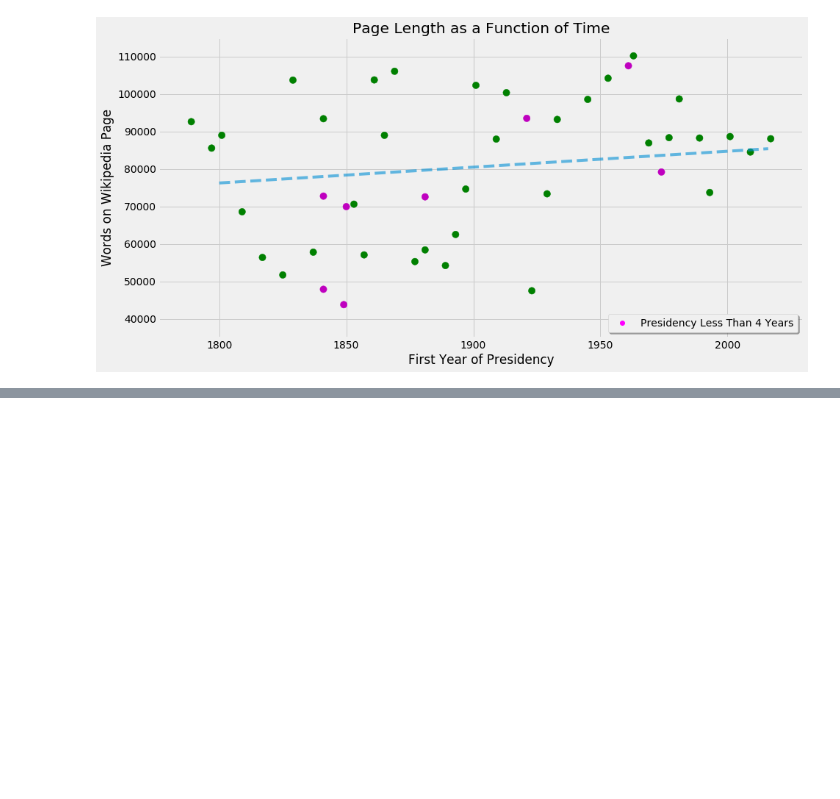
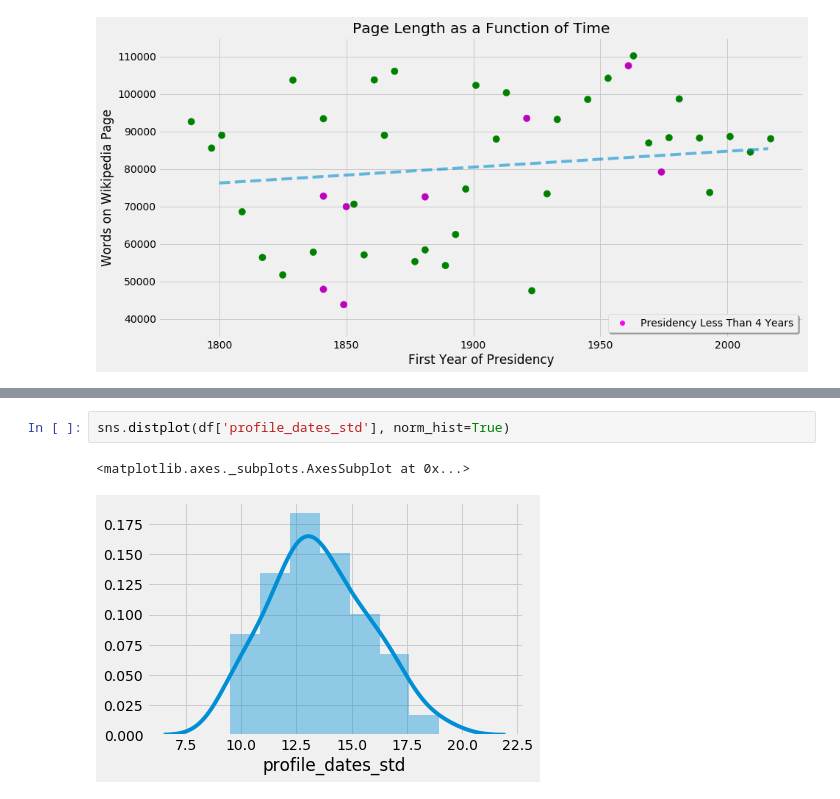
Before and after one commit to slevin886/the_presidents, a Jupyter notebook: Presidential_Cleaning_EDA.ipynb, the cells around one changed output, grey strips where cells are left out. Saved outputs shown, nothing was run; the diff lists cells and outputs as text; blank space fills up the shorter version.

```diff
--- a/Presidential_Cleaning_EDA.ipynb
+++ b/Presidential_Cleaning_EDA.ipynb
@@ -171,0 +289,5 @@ Text(0.5,1,'Page Length as a Function of Time')
+# %%
+sns.distplot(df['profile_dates_std'], norm_hist=True)
+# %% [output]
+<matplotlib.axes._subplots.AxesSubplot at 0x...>
+[figure, added]
```
Also changed, not shown: parts of 34 cells of this notebook.
